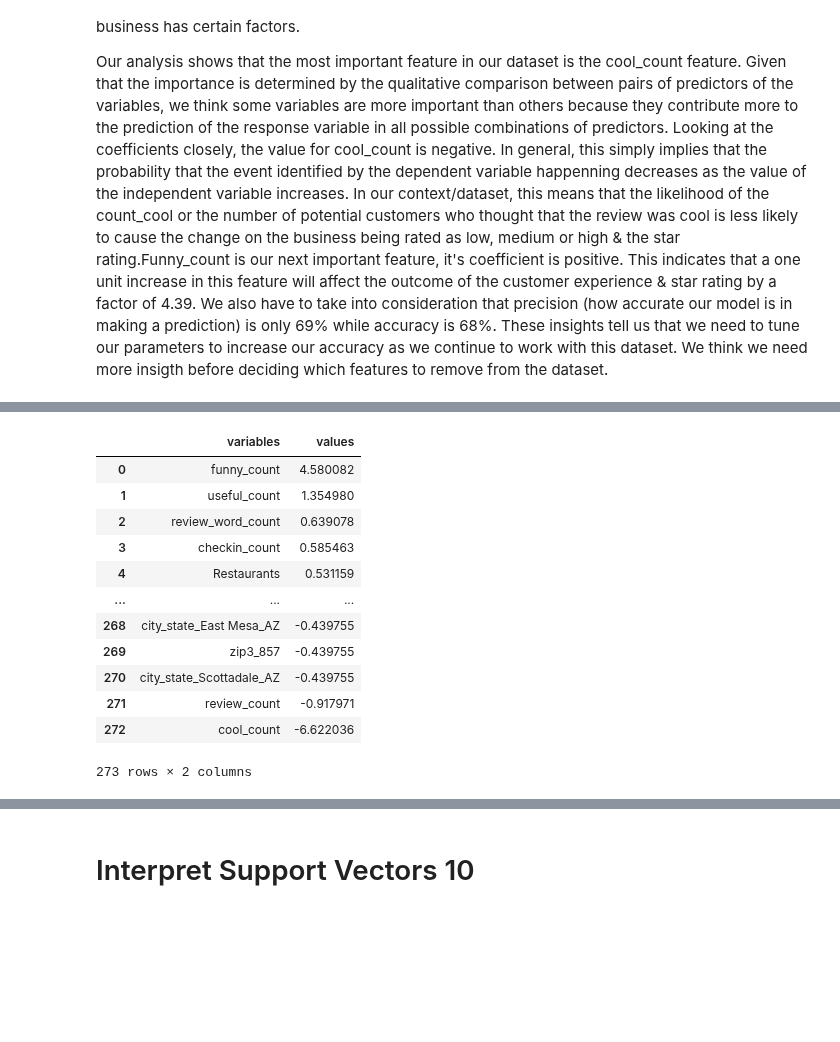
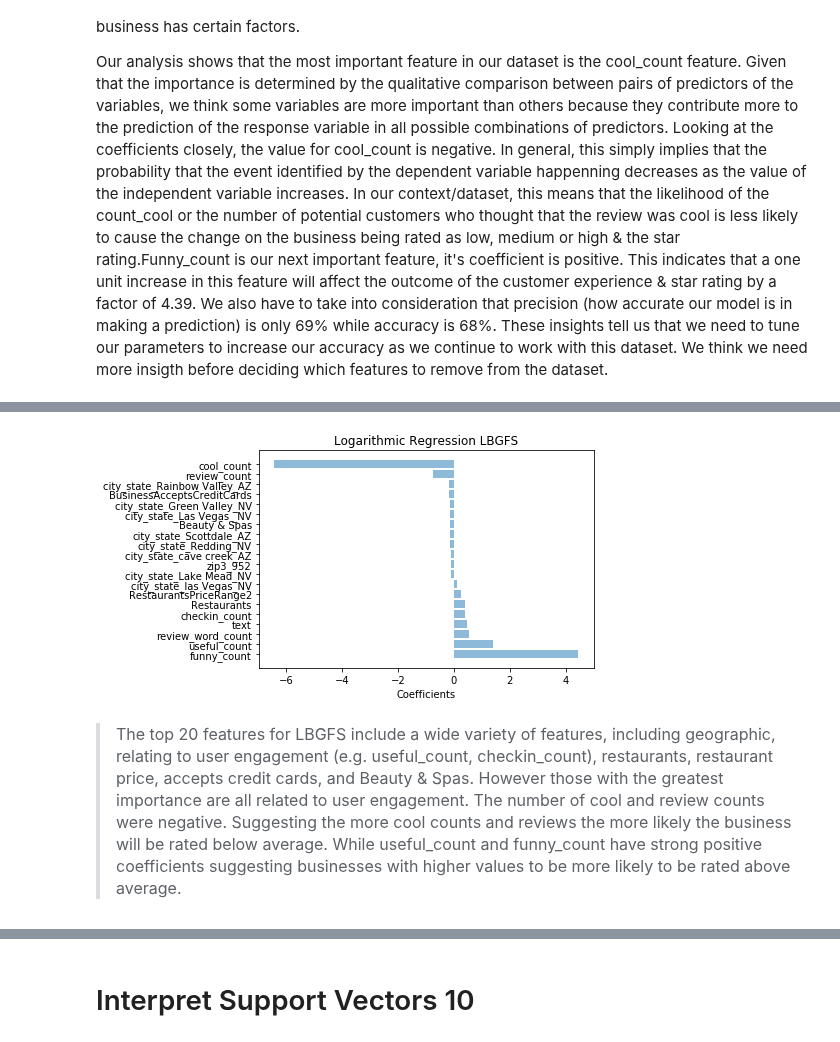
Before and after one commit to rchannewiser/MSDS-machine-learning1-team5, a Jupyter notebook: team5_lab2.ipynb, the cells around one changed output, grey strips where cells are left out. Saved outputs shown, nothing was run; the diff lists cells and outputs as text; code cells hidden in the pictures; blank space fills up the shorter version.

```diff
--- a/team5_lab2.ipynb
+++ b/team5_lab2.ipynb
@@ -269,3 +415,14 @@ get_coefficients(log_lbfgs_model_final)
+# %%
+def plot_coeffs(title,mod, top_n=20):
+    res=get_coefficients(mod)[get_coefficients(mod).variables.isin(list(get_importance(mod).keys())[0:top_n])]
+
+    names=res.variables
+    values=res["values"]
+    plt.barh(names, values, align='center', alpha=0.5)
+    plt.xlabel('Coefficients')
+    plt.ylabel('')
+    plt.title(title)
+    plt.show()
 # %%
 logistic_importance=get_importance(log_lbfgs_model_final)
 plot_importance(logistic_importance,top_n=20)
@@ -274,19 +431,13 @@ plot_importance(logistic_importance,top_n=20)
-# %%
-get_coefficients(svm_sgd_model_final)
-# %% [output]
-|  | variables | values |
-| 0 | funny_count | 4.580082 |
-| 1 | useful_count | 1.354980 |
-| 2 | review_word_count | 0.639078 |
-| 3 | checkin_count | 0.585463 |
-| 4 | Restaurants | 0.531159 |
-| ... | ... | ... |
-| 268 | city_state_East Mesa_AZ | -0.439755 |
-| 269 | zip3_857 | -0.439755 |
-| 270 | city_state_Scottadale_AZ | -0.439755 |
-| 271 | review_count | -0.917971 |
-| 272 | cool_count | -6.622036 |
-273 rows × 2 columns
+# %%
+plot_coeffs("Logarithmic Regression LBGFS",log_lbfgs_model_final)
+# %% [output]
+[figure, added]
+# %% [markdown]
+<font color="darkred" size="3">
+
+> The top 20 features for LBGFS include a wide variety of features, including geographic, relating to user engagement (e.g. useful_count, checkin_count), restaurants, restaurant price, accepts credit cards, and Beauty & Spas. However those with the greatest importance are all related to user engagement. The number of cool and review counts were negative. Suggesting the more cool counts and reviews the more likely the business will be rated below average. While useful_count and funny_count have strong positive coefficients suggesting businesses with higher values to be more likely to be rated above average.
+
+</font>
 # %%
 svm_importance=get_importance(svm_sgd_model_final)
 plot_importance(svm_importance,top_n=20)
```
Also changed, not shown: parts of 35 cells of this notebook.
